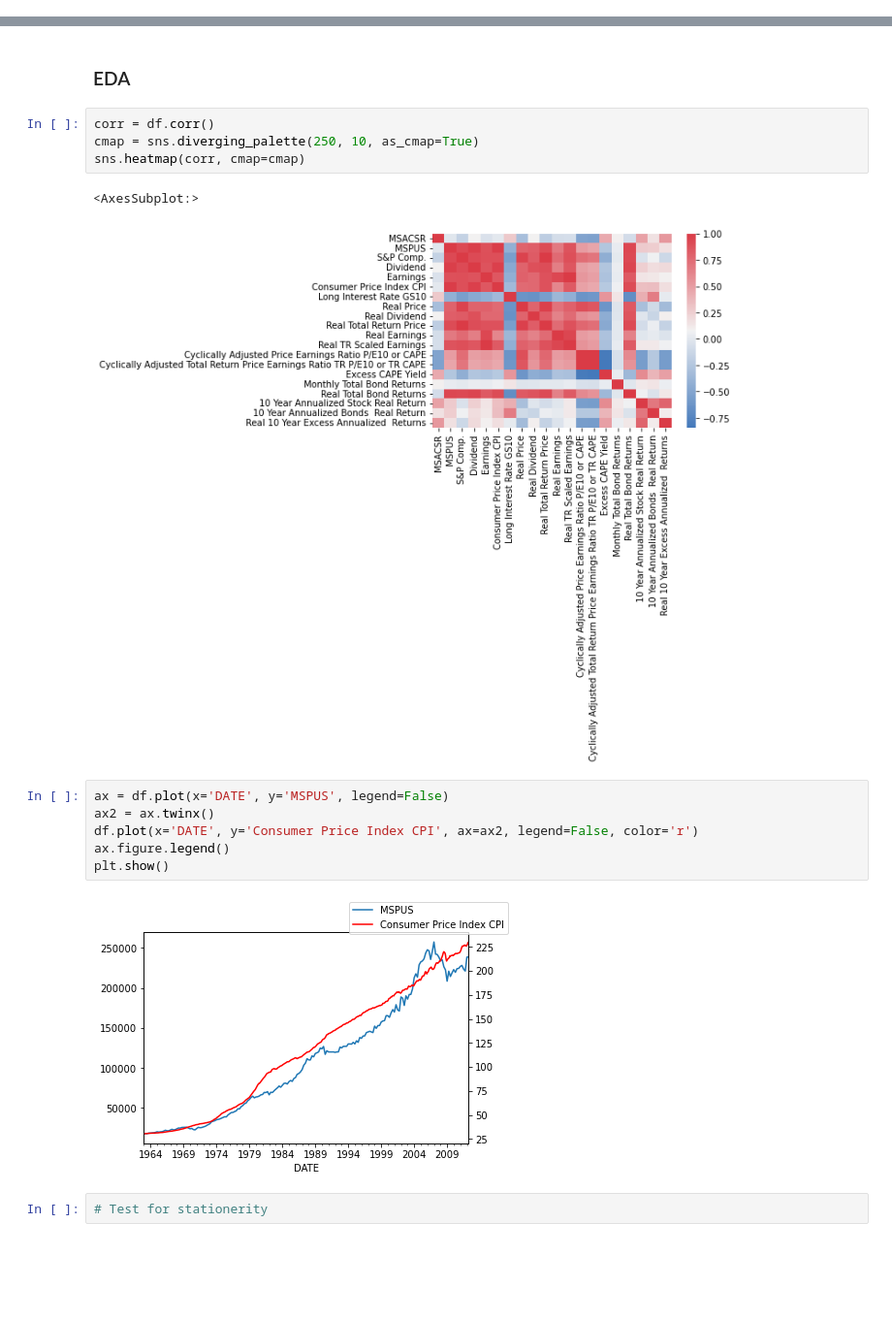
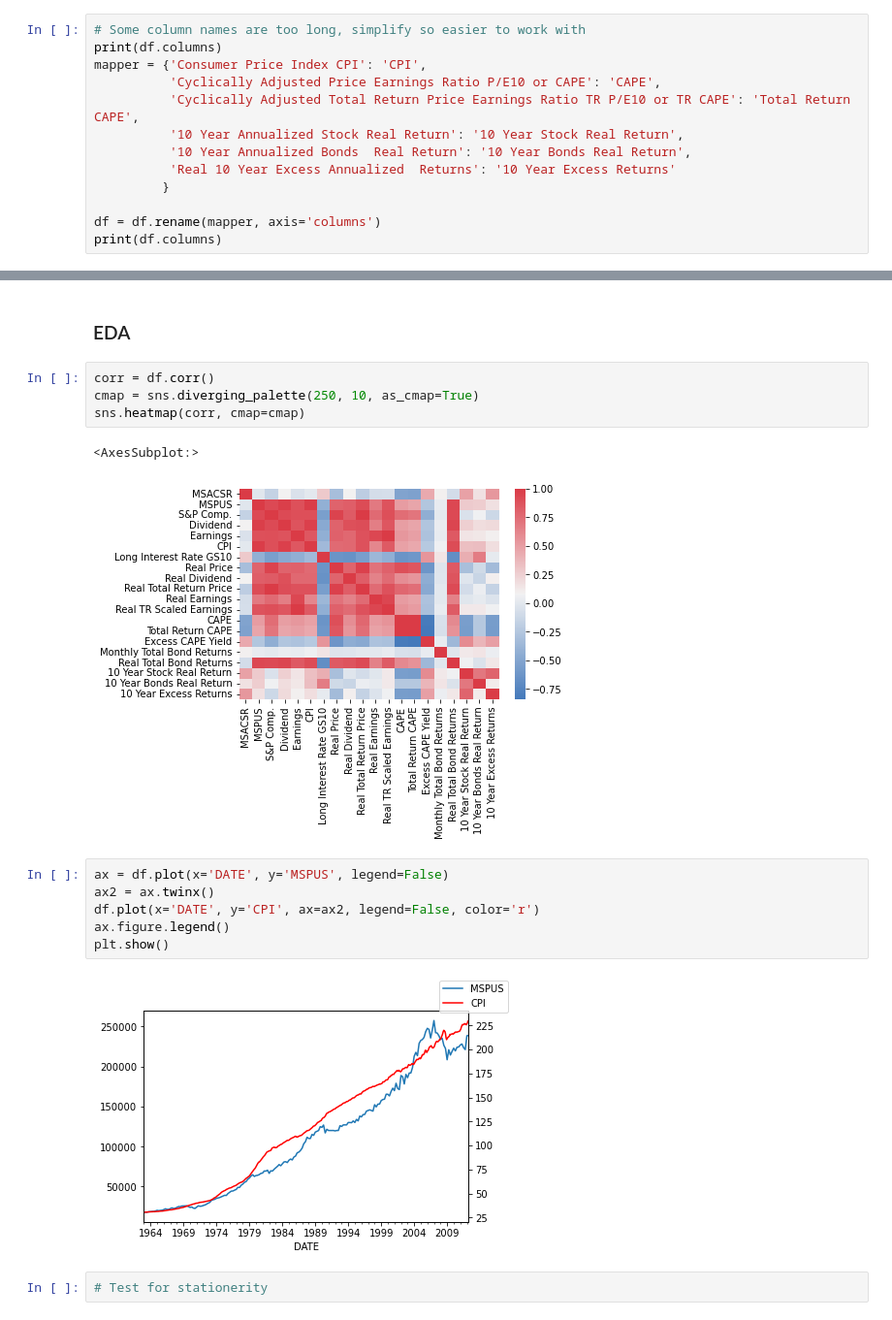
Before and after one commit to hsdistefa/mas-thesis, a Jupyter notebook: EDA.ipynb, the cells around one changed output, grey strips where cells are left out. Shown at 97% size. Cells and saved outputs as stored; diff of their text form; blank space fills up the shorter version.

Commit message:
Added Shortened Data Column Names

```diff
--- a/EDA.ipynb
+++ b/EDA.ipynb
@@ -259,0 +251,13 @@ df.head(12)
+# %%
+# Some column names are too long, simplify so easier to work with
+print(df.columns)
+mapper = {'Consumer Price Index CPI': 'CPI',
+          'Cyclically Adjusted Price Earnings Ratio P/E10 or CAPE': 'CAPE',
+          'Cyclically Adjusted Total Return Price Earnings Ratio TR P/E10 or TR CAPE': 'Total Return CAPE',
+          '10 Year Annualized Stock Real Return': '10 Year Stock Real Return',
+          '10 Year Annualized Bonds  Real Return': '10 Year Bonds Real Return',
+          'Real 10 Year Excess Annualized  Returns': '10 Year Excess Returns'
+         }
+
+df = df.rename(mapper, axis='columns')
+print(df.columns)
@@ -344,15 +368,15 @@ cmap = sns.diverging_palette(250, 10, as_cmap=True)
 sns.heatmap(corr, cmap=cmap)
 # %% [output]
 <AxesSubplot:>
-[figure, old version]
+[figure, new version]
 # %%
 ax = df.plot(x='DATE', y='MSPUS', legend=False)
 ax2 = ax.twinx()
-df.plot(x='DATE', y='Consumer Price Index CPI', ax=ax2, legend=False, color='r')
+df.plot(x='DATE', y='CPI', ax=ax2, legend=False, color='r')
 ax.figure.legend()
 plt.show()
 # %% [output]
-[figure, old version]
+[figure, new version]
 # %%
 # Test for stationerity
 # %% [markdown]
```
Also changed, not shown: parts of 8 cells of this notebook, 2 other files.
